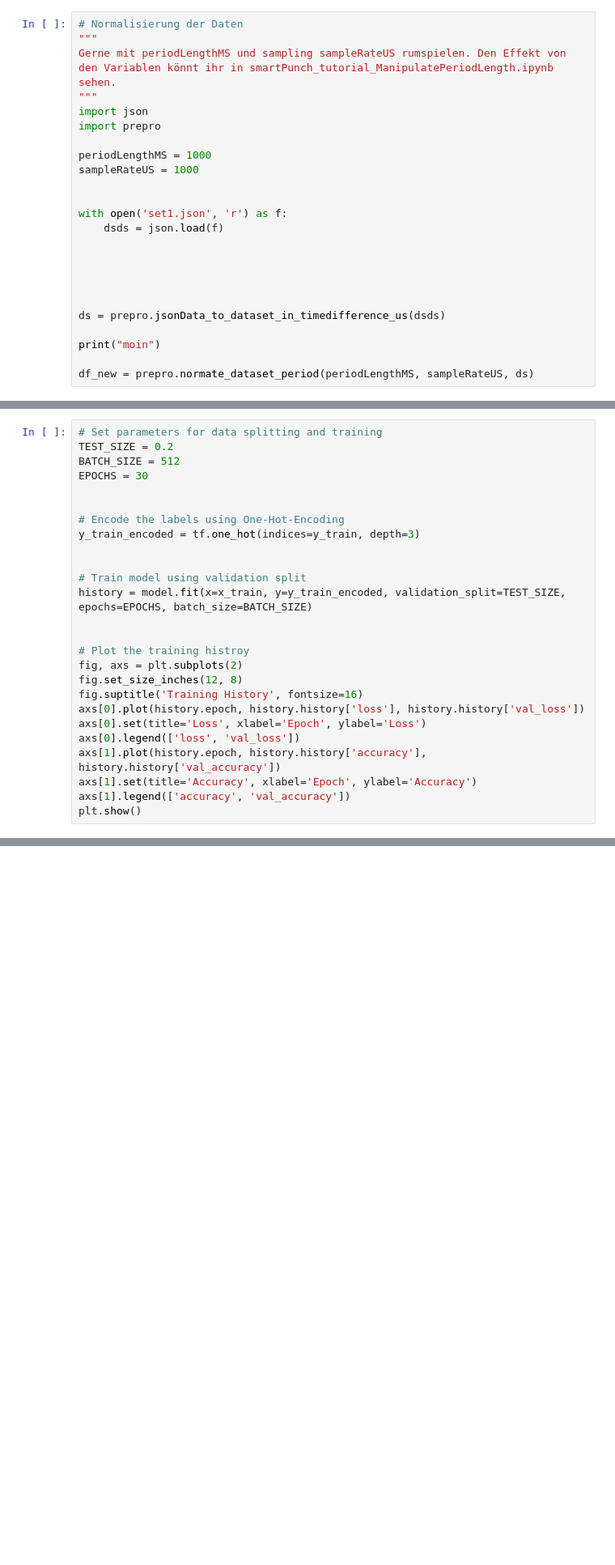
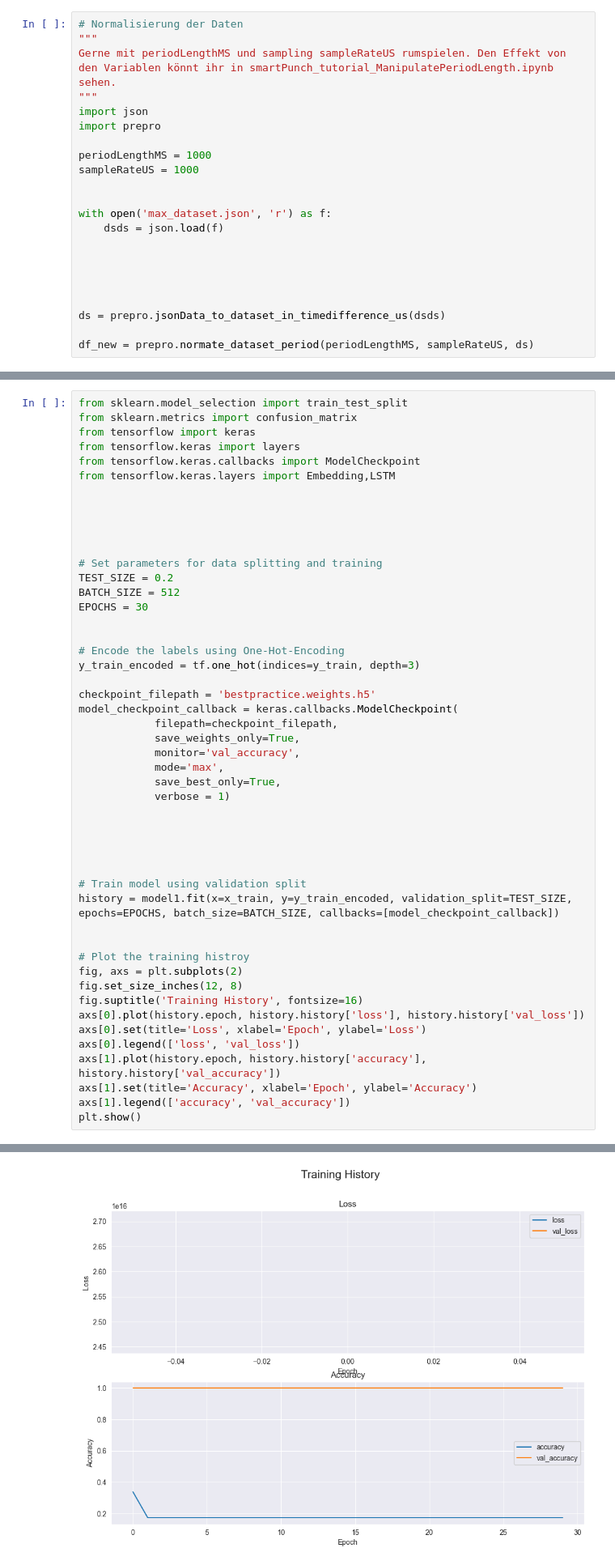
Before and after one commit to lalul335/Boxschlag-Klassifikation, a Jupyter notebook: neuronalesnetz_rnn.ipynb, the cells around one changed output, grey strips where cells are left out. Shown at 81% size. Saved outputs shown, nothing was run; the diff lists cells and outputs as text; blank space fills up the shorter version.

```diff
--- a/neuronalesnetz_rnn.ipynb
+++ b/neuronalesnetz_rnn.ipynb
@@ -48,7 +48,7 @@ periodLengthMS = 1000
 sampleRateUS = 1000
 
 
-with open('set1.json', 'r') as f:
+with open('max_dataset.json', 'r') as f:
     dsds = json.load(f)
 
 
@@ -57,7 +57,5 @@ with open('set1.json', 'r') as f:
 
 ds = prepro.jsonData_to_dataset_in_timedifference_us(dsds)
 
-print("moin")
-
 df_new = prepro.normate_dataset_period(periodLengthMS, sampleRateUS, ds)
 # %% [output]
@@ -150,4 +252,15 @@ print(model.summary())
 # %%
+from sklearn.model_selection import train_test_split
+from sklearn.metrics import confusion_matrix
+from tensorflow import keras
+from tensorflow.keras import layers
+from tensorflow.keras.callbacks import ModelCheckpoint
+from tensorflow.keras.layers import Embedding,LSTM
+
+
+
+
+
 # Set parameters for data splitting and training
 TEST_SIZE = 0.2
 BATCH_SIZE = 512
@@ -157,9 +270,21 @@ EPOCHS = 30
 # Encode the labels using One-Hot-Encoding
 y_train_encoded = tf.one_hot(indices=y_train, depth=3)
 
+checkpoint_filepath = 'bestpractice.weights.h5'
+model_checkpoint_callback = keras.callbacks.ModelCheckpoint(
+            filepath=checkpoint_filepath,
+            save_weights_only=True,
+            monitor='val_accuracy',
+            mode='max',
+            save_best_only=True,
+            verbose = 1)
+
+
+
+
 
 # Train model using validation split
-history = model.fit(x=x_train, y=y_train_encoded, validation_split=TEST_SIZE, epochs=EPOCHS, batch_size=BATCH_SIZE)
+history = model1.fit(x=x_train, y=y_train_encoded, validation_split=TEST_SIZE, epochs=EPOCHS, batch_size=BATCH_SIZE, callbacks=[model_checkpoint_callback])
 
 
 # Plot the training histroy
@@ -173,3 +298,4 @@ axs[1].plot(history.epoch, history.history['accuracy'], history.history['val_acc
 axs[1].set(title='Accuracy', xlabel='Epoch', ylabel='Accuracy')
 axs[1].legend(['accuracy', 'val_accuracy'])
 plt.show()
+# %% [output]
@@ -175,0 +319 @@ plt.show()
+[figure, added]
```
Also changed, not shown: parts of 13 cells of this notebook, 3 other files.
